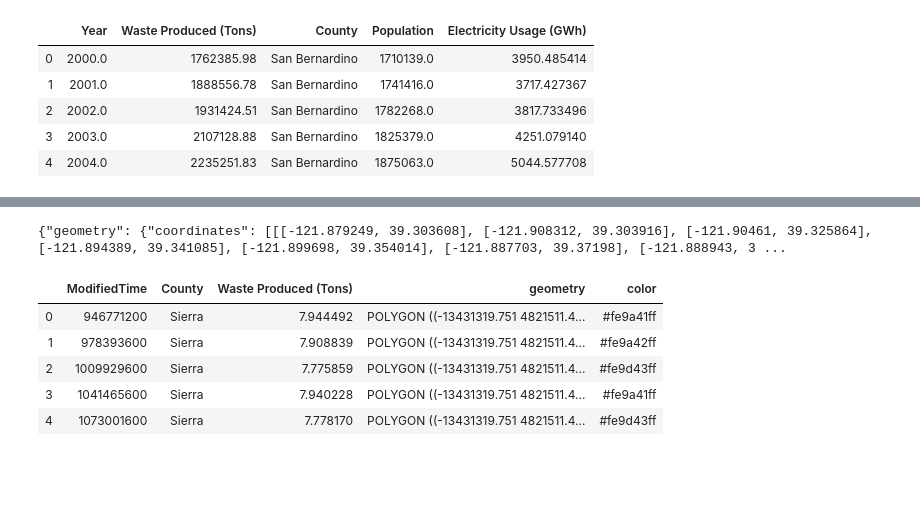
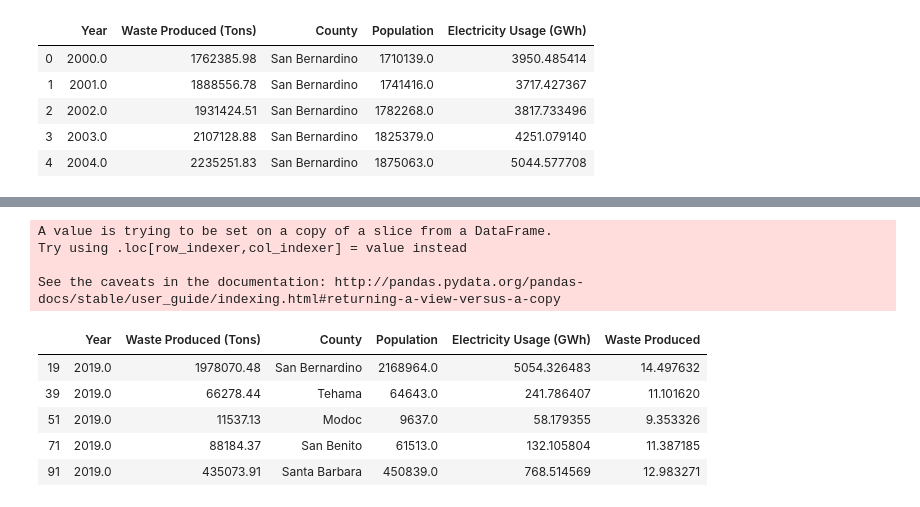
Before and after one commit to matthew-y-dong/ca-waste, a Jupyter notebook: eda/geospatial-eda.ipynb, the cells around one changed output, grey strips where cells are left out. Saved outputs shown, nothing was run; the diff lists cells and outputs as text; code cells hidden in the pictures; blank space fills up the shorter version.

```diff
--- a/eda/geospatial-eda.ipynb
+++ b/eda/geospatial-eda.ipynb
@@ -76,9 +34,3 @@ complete_feature_df.head()
 | 2 | 2002.0 | 1931424.51 | San Bernardino | 1782268.0 | 3817.733496 |
 | 3 | 2003.0 | 2107128.88 | San Bernardino | 1825379.0 | 4251.079140 |
 | 4 | 2004.0 | 2235251.83 | San Bernardino | 1875063.0 | 5044.577708 |
-# %%
-complete_feature_df["Waste Produced (Tons)"] = np.log(complete_feature_df["Waste Produced (Tons)"])
-# %%
-complete_feature_df["ModifiedTime"] = pd.to_datetime(complete_feature_df['Year'], format="%Y") + pd.Timedelta(days=1)
-complete_feature_df["ModifiedTime"] = (complete_feature_df["ModifiedTime"].astype(int) // 10**9).astype('U10')
-complete_feature_df.head(2)
@@ -229,4 +36,0 @@ San Luis Obispo
-# %%
-ca_counties_geojson.features[3]
-# %% [output]
-{"geometry": {"coordinates": [[[-121.879249, 39.303608], [-121.908312, 39.303916], [-121.90461, 39.325864], [-121.894389, 39.341085], [-121.899698, 39.354014], [-121.887703, 39.37198], [-121.888943, 3 ...
@@ -238,11 +37,17 @@ with open(DATA_PATH + "geospatial-data/ca-counties-test.geojson", 'w') as f:
-# %%
-complete_feature_gdf.head()
-# %% [output]
-|  | ModifiedTime | County | Waste Produced (Tons) | geometry | color |
-| 0 | 946771200 | Sierra | 7.944492 | POLYGON ((-13431319.751 4821511.4... | #fe9a41ff |
-| 1 | 978393600 | Sierra | 7.908839 | POLYGON ((-13431319.751 4821511.4... | #fe9a42ff |
-| 2 | 1009929600 | Sierra | 7.775859 | POLYGON ((-13431319.751 4821511.4... | #fe9d43ff |
-| 3 | 1041465600 | Sierra | 7.940228 | POLYGON ((-13431319.751 4821511.4... | #fe9a41ff |
-| 4 | 1073001600 | Sierra | 7.778170 | POLYGON ((-13431319.751 4821511.4... | #fe9d43ff |
+# %%
+complete_feature_df_2019 = complete_feature_df[complete_feature_df.Year == 2019]
+complete_feature_df_2019["Waste Produced"] = np.log(complete_feature_df_2019["Waste Produced (Tons)"])# / 1e6
+complete_feature_df_2019.head()
+# %% [output]
+A value is trying to be set on a copy of a slice from a DataFrame.
+Try using .loc[row_indexer,col_indexer] = value instead
+
+See the caveats in the documentation: http://pandas.pydata.org/pandas-docs/stable/user_guide/indexing.html#returning-a-view-versus-a-copy
+|  | Year | Waste Produced (Tons) | County | Population | Electricity Usage (GWh) | Waste Produced |
+| 19 | 2019.0 | 1978070.48 | San Bernardino | 2168964.0 | 5054.326483 | 14.497632 |
+| 39 | 2019.0 | 66278.44 | Tehama | 64643.0 | 241.786407 | 11.101620 |
+| 51 | 2019.0 | 11537.13 | Modoc | 9637.0 | 58.179355 | 9.353326 |
+| 71 | 2019.0 | 88184.37 | San Benito | 61513.0 | 132.105804 | 11.387185 |
+| 91 | 2019.0 | 435073.91 | Santa Barbara | 450839.0 | 768.514569 | 12.983271 |
 # %%
 SF_COORDINATES = (37.76, -122.45)
```
Also changed, not shown: parts of 27 cells of this notebook, 2 other files.
